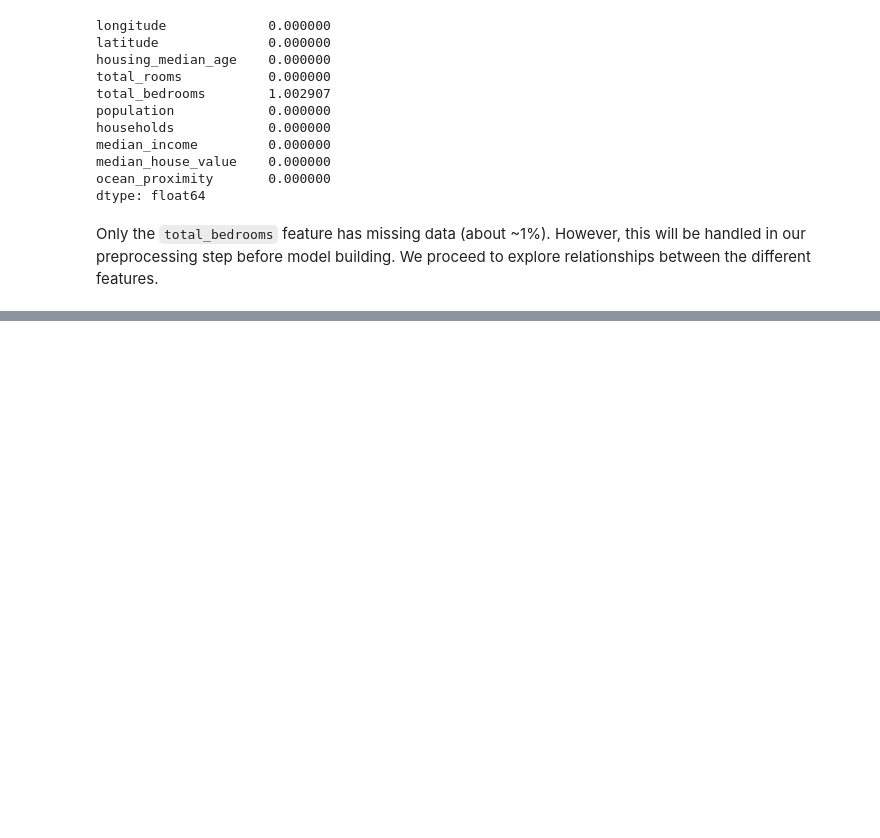
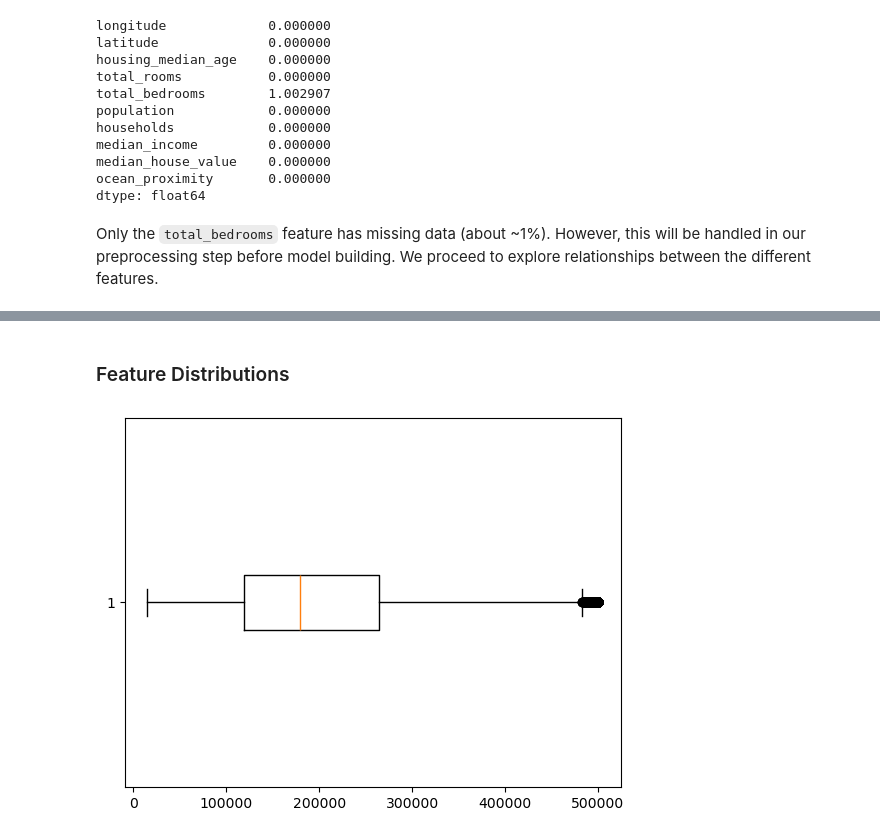
Before and after one commit to Mohammed-Hanan-Othman/datheon, a Jupyter notebook: task-2-house-price-pred/notebooks/housing-prediction.ipynb, the cells around one changed output, grey strips where cells are left out. Saved outputs shown, nothing was run; the diff lists cells and outputs as text; code cells hidden in the pictures; blank space fills up the shorter version.

Commit message:
Explored data distribution and relationship among selected features

```diff
--- a/task-2-house-price-pred/notebooks/housing-prediction.ipynb
+++ b/task-2-house-price-pred/notebooks/housing-prediction.ipynb
@@ -103,0 +133,7 @@ We see a very strong correlation between population and households, households a
+# %% [markdown]
+### Feature Distributions
+# %%
+# df_housing["median_house_value"].hist()
+plt.boxplot(df_housing["median_house_value"], vert=False);
+# %% [output]
+[figure, added]
```
Also changed, not shown: parts of 13 cells of this notebook.
